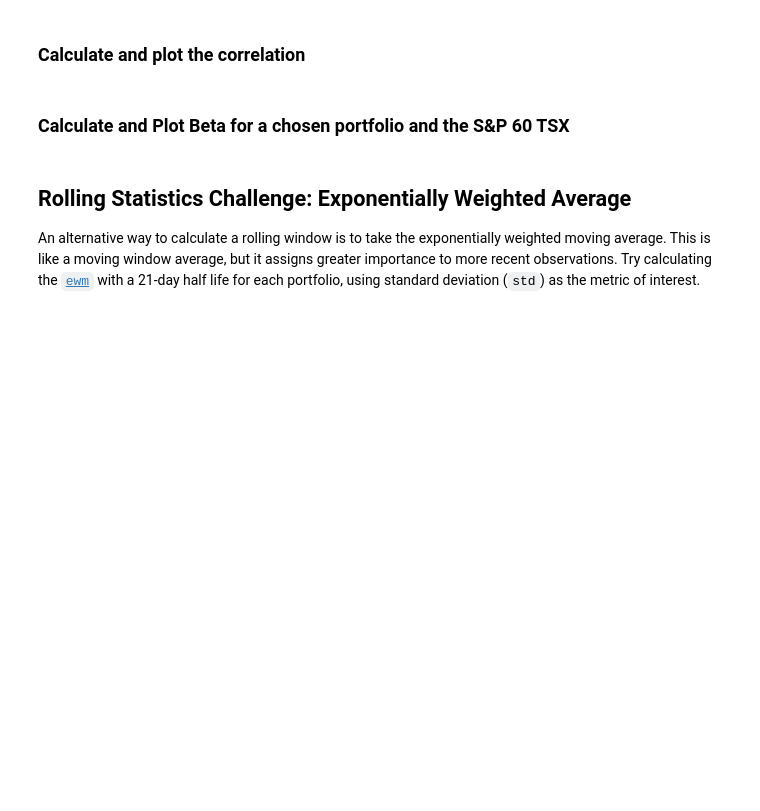
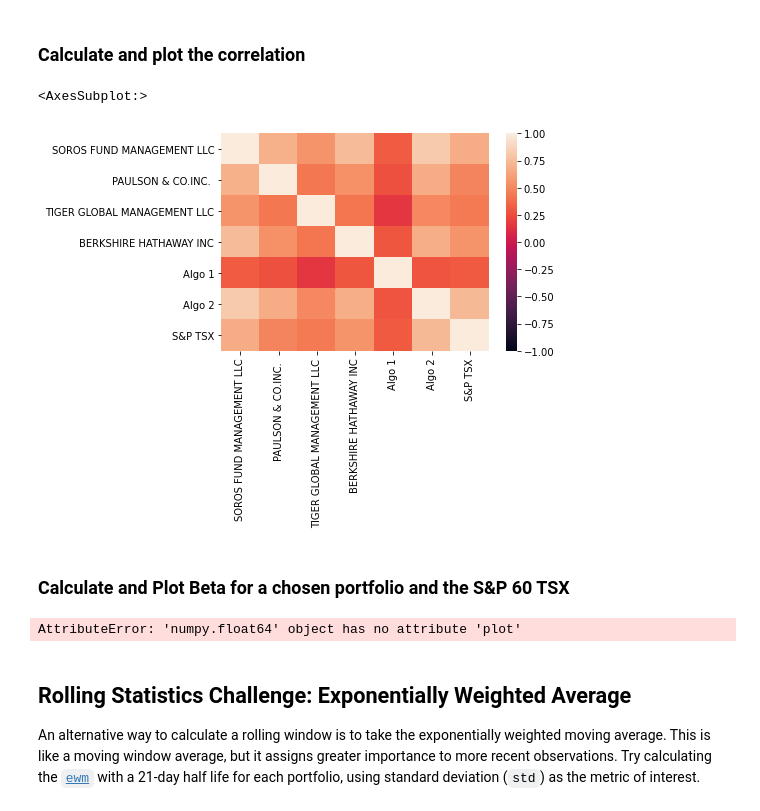
Before and after one commit to ngracan/Python-Challenge-2, a Jupyter notebook: Code/whale_analysis.ipynb, the cells around one changed output. Cells and saved outputs as stored; diff of their text form; code cells hidden in the pictures; blank space fills up the shorter version.

```diff
--- a/Code/whale_analysis.ipynb
+++ b/Code/whale_analysis.ipynb
@@ -294,18 +299,28 @@ Risk changes over time. Analyze the rolling statistics for Risk and Beta.
 ### Calculate and plot the correlation
 # %%
 # Calculate the correlation
+correlation = combined_returns_df.corr()
+correlation
+# Display de correlation matrix
+import seaborn as sns
 
-# Display de correlation matrix
+sns.heatmap(correlation, vmin=-1, vmax=1)
+# %% [output]
+<AxesSubplot:>
+[figure, added]
 # %% [markdown]
 ### Calculate and Plot Beta for a chosen portfolio and the S&P 60 TSX
 # %%
 # Calculate covariance of a single portfolio
-
+covariance_algo_1 = combined_returns_df["Algo 1"].cov(combined_returns_df["S&P TSX"])
 # Calculate variance of S&P TSX
-
+variance_sp_tsx = combined_returns_df["S&P TSX"].var()
 # Computing beta
-
+portfolio_beta = covariance_algo_1 / variance_sp_tsx
+portfolio_beta.plot()
 # Plot beta trend
+# %% [output]
+AttributeError: 'numpy.float64' object has no attribute 'plot'
 # %% [markdown]
 ## Rolling Statistics Challenge: Exponentially Weighted Average
 
```
Also changed, not shown: parts of 4 cells of this notebook.
